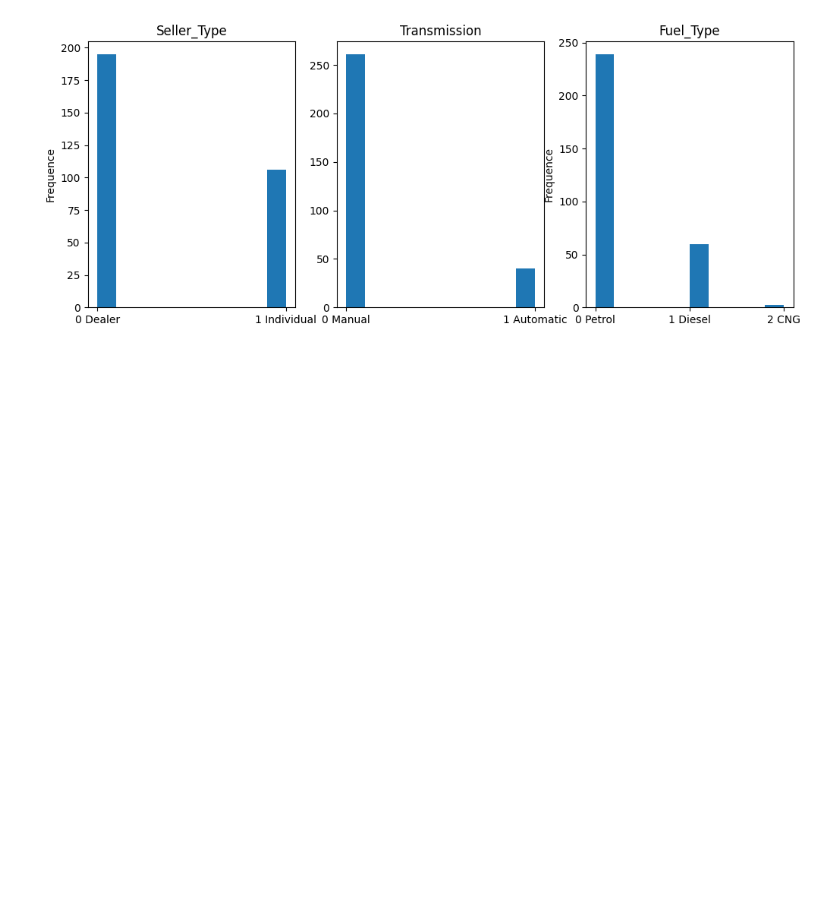
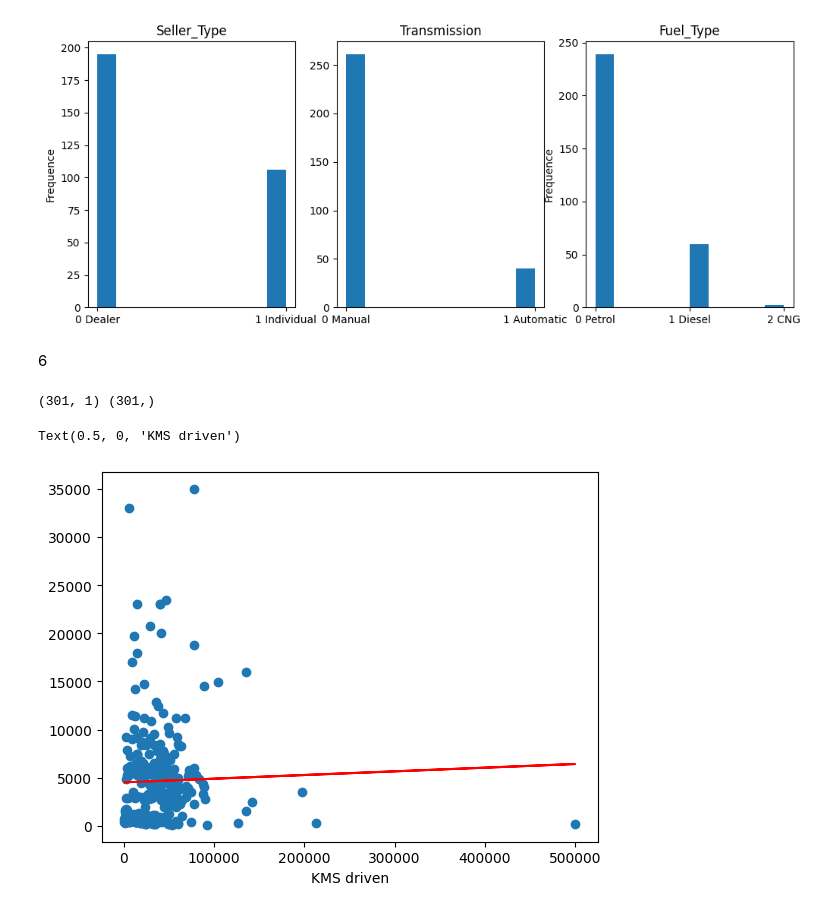
Before and after one commit to ilyes-chabab/new-car, a Jupyter notebook: analysis.ipynb, the cells around one changed output. Saved outputs shown, nothing was run; the diff lists cells and outputs as text; code cells hidden in the pictures; blank space fills up the shorter version.

Commit message:
Add q6 linear regression

```diff
--- a/analysis.ipynb
+++ b/analysis.ipynb
@@ -87,3 +89,25 @@ plt.ylabel('Frequence')
 plt.show()
 # %% [output]
 [figure]
+# %% [markdown]
+6
+# %%
+X = df['Kms_Driven'].values.reshape(-1,1)
+y = df['Selling_Price'].values
+print(X.shape, y.shape)
+
+# print(X[:,0].reshape(-1,1).shape)
+
+model = LinearRegression()
+model.fit(X,y)
+model.score(X,y)
+
+predict2 = model.predict(X)
+
+plt.scatter(X, y)
+plt.plot(X, predict2, color='r')
+plt.xlabel("KMS driven")
+# %% [output]
+(301, 1) (301,)
+Text(0.5, 0, 'KMS driven')
+[figure, added]
```
Also changed, not shown: parts of 3 cells of this notebook.
